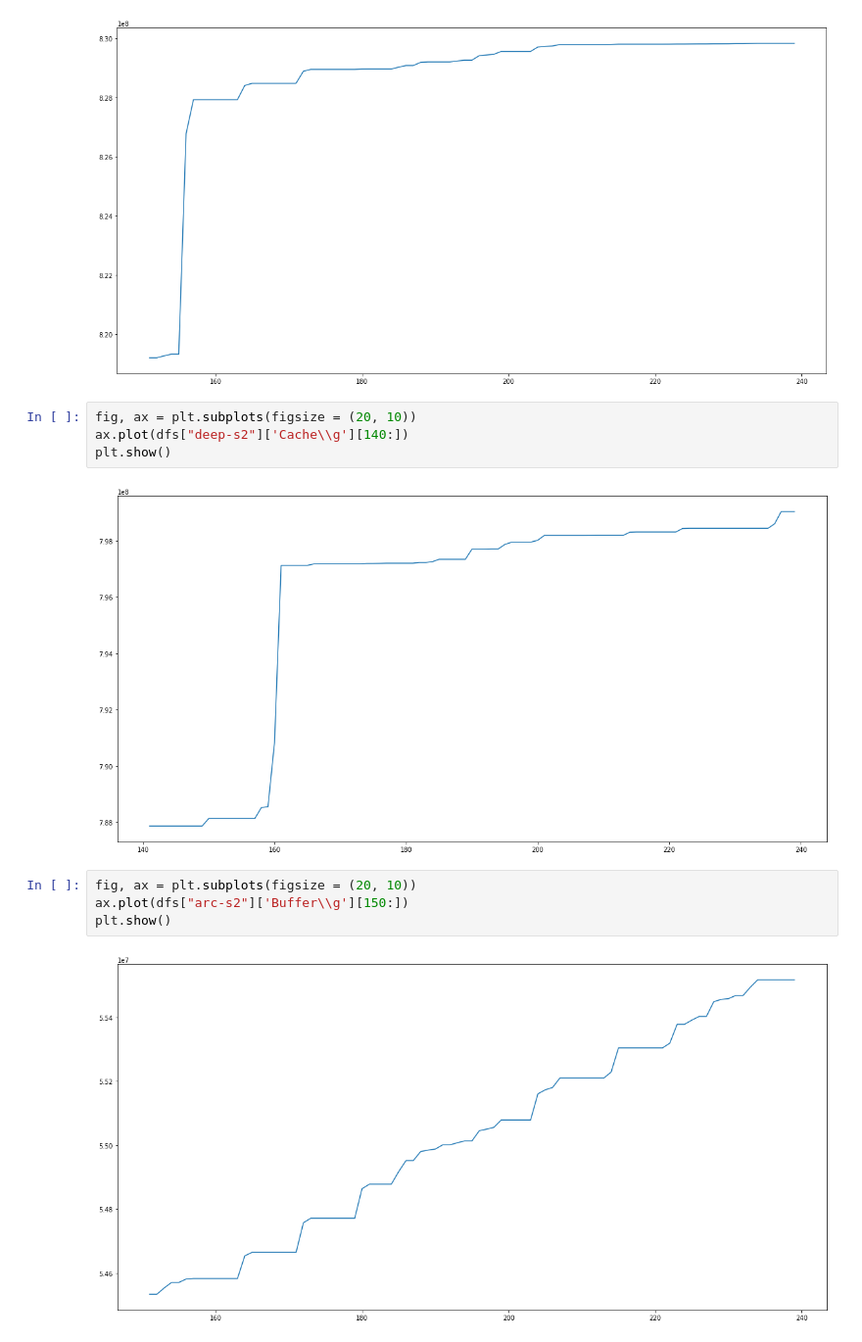
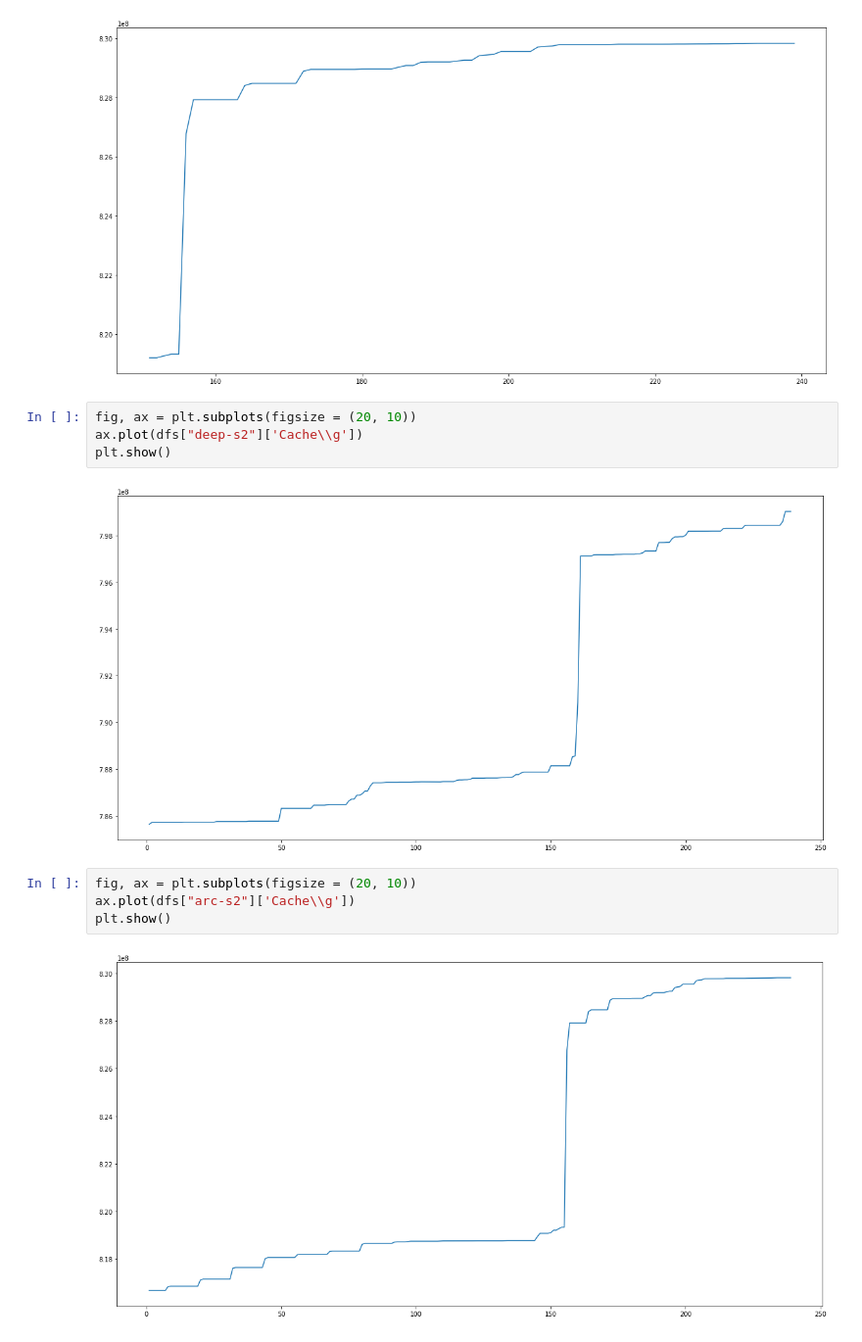
Before and after one commit to ShinsakuOkazaki/master-thesis, a Jupyter notebook: project/rust_knn_streaming/analysis/Untitled.ipynb, the cells around one changed output. Shown at 98% size. Cells and saved outputs as stored; diff of their text form.

```diff
--- a/project/rust_knn_streaming/analysis/Untitled.ipynb
+++ b/project/rust_knn_streaming/analysis/Untitled.ipynb
@@ -74,15 +106,15 @@ plt.show()
 [figure]
 # %%
 fig, ax = plt.subplots(figsize = (20, 10))
-ax.plot(dfs["deep-s2"]['Cache\\g'][140:])
+ax.plot(dfs["deep-s2"]['Cache\\g'])
 plt.show()
 # %% [output]
-[figure, old version]
+[figure, new version]
 # %%
 fig, ax = plt.subplots(figsize = (20, 10))
-ax.plot(dfs["arc-s2"]['Buffer\\g'][150:])
+ax.plot(dfs["arc-s2"]['Cache\\g'])
 plt.show()
 # %% [output]
-[figure, old version]
+[figure, new version]
 # %%
 fig, ax = plt.subplots(figsize = (20, 10))
```
Also changed, not shown: parts of 9 cells of this notebook, 14 other files.
